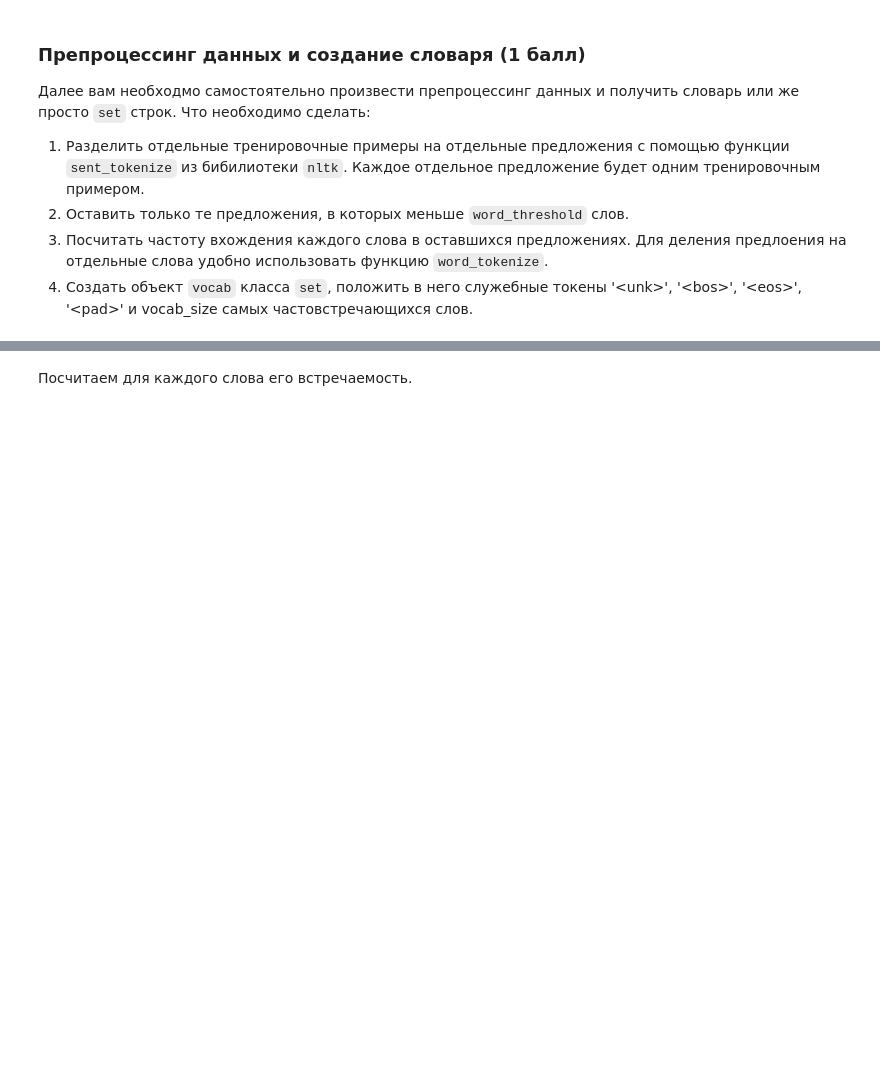
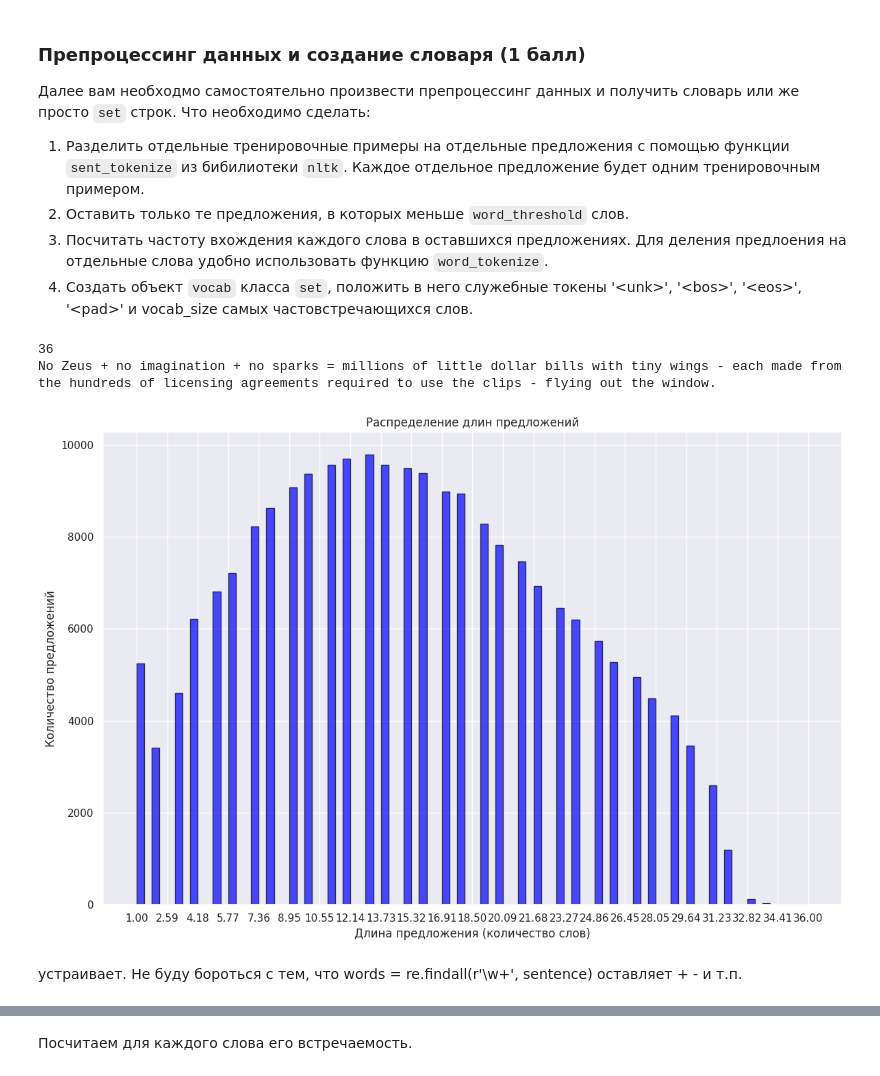
Before and after one commit to syurakshinps/MLDL, a Jupyter notebook: dls-2024-2-hw3.ipynb, the cells around one changed output, grey strips where cells are left out. Drawn from its saved outputs; the diff is of its cells as text; code cells hidden in the pictures; blank space fills up the shorter version.

```diff
--- a/dls-2024-2-hw3.ipynb
+++ b/dls-2024-2-hw3.ipynb
@@ -60,2 +153,56 @@ word_threshold = 32
+# %%
+# посмотрим, какая макс длина в словах получилась, и какое там предложение
+max_length = max(len(sentence.split()) for sentence in sentences)
+print(max_length)
+
+for sentence in sentences:
+    if len(sentence.split()) == max_length:
+        print(sentence)
+# %% [output]
+36
+No Zeus + no imagination + no sparks = millions of little dollar bills with tiny wings - each made from the hundreds of licensing agreements required to use the clips - flying out the window.
+# %%
+# посмотрим распределение по длинам предложений
+
+import matplotlib.pyplot as plt
+import numpy as np
+
+# Предположим, что sentences содержит 12 тысяч предложений.
+# Здесь используется placeholder для демонстрации:
+# sentences = ['Sentence 1', 'Sentence 2', ..., 'Sentence 12000']
+
+# Для демонстрации создадим массив случайных длин предложений
+np.random.seed(0) # Для воспроизводимости результатов
+# sentence_lengths = np.random.randint(1, 50, size=12000) # Предположим длины от 1 до 50 слов
+sentence_lengths = []
+for sentence in sentences:
+    sentence_lengths.append(len(sentence.split()))
+
+# Построение гистограммы длин предложений
+plt.figure(figsize=(12, 8))
+
+# Для большого количества данных лучше использовать больше корзин для гистограммы
+# или позволить matplotlib автоматически определить оптимальное их количество.
+# Автоматическое определение количества корзин:
+bin_edges = np.histogram_bin_edges(sentence_lengths, bins='auto')
+
+plt.hist(sentence_lengths, bins=bin_edges, alpha=0.7, color='blue', edgecolor='black')
+
+plt.title('Распределение длин предложений')
+plt.xlabel('Длина предложения (количество слов)')
+plt.ylabel('Количество предложений')
+
+# Установим шаг для отметок на оси X для улучшения читаемости
+tick_step = max(1, len(bin_edges) // 20) # Не более 20 отметок на оси X
+plt.xticks(bin_edges[::tick_step])
+
+plt.grid(True) # Добавляем сетку для лучшей ориентации
+plt.tight_layout() # Автоматическая корректировка подписей, чтобы они не перекрывались
+
+plt.show()
+# %% [output]
+[figure, added]
+# %% [markdown]
+устраивает. Не буду бороться с тем, что   words = re.findall(r'\w+', sentence) оставляет + - и т.п.
 # %%
 print("Всего предложений:", len(sentences))
```
Also changed, not shown: parts of 13 cells of this notebook.
